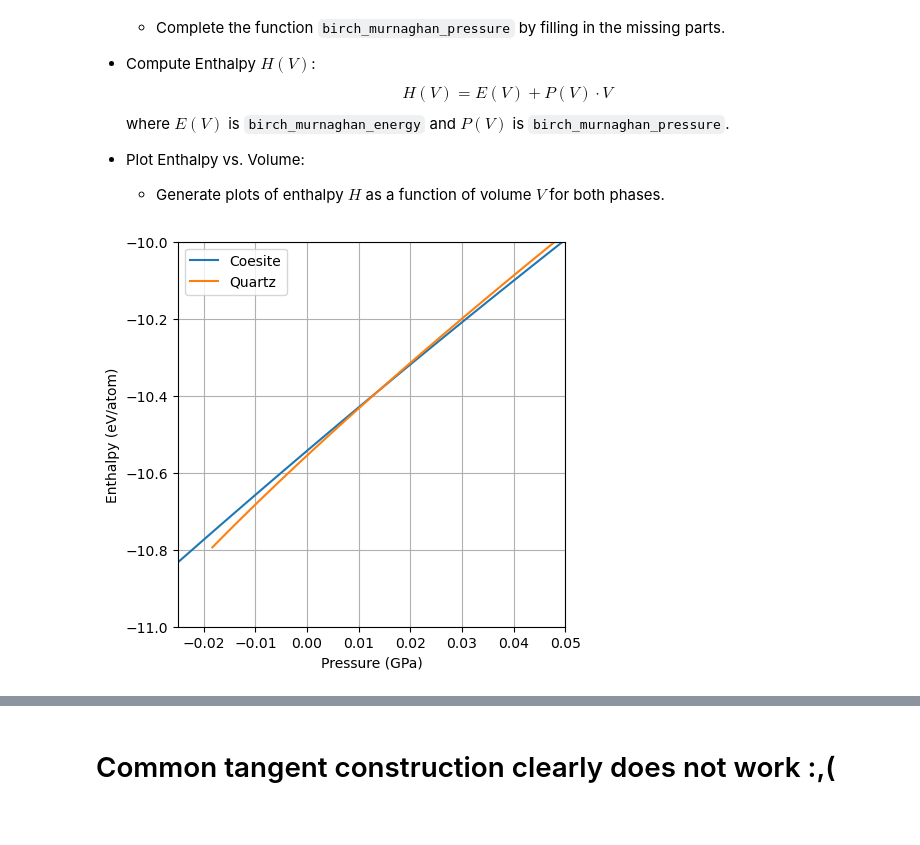
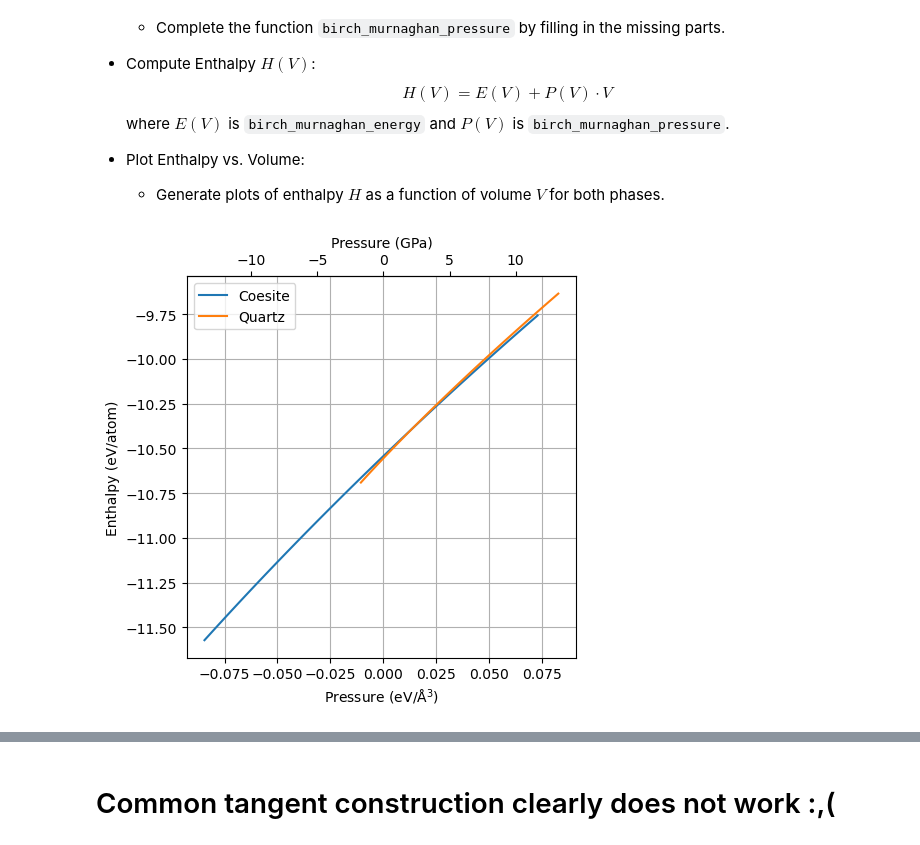
Before and after one commit to pyracetamol/tmms_2025, a Jupyter notebook: bmeos/bmeos.ipynb, the cells around one changed output, grey strips where cells are left out. Cells and saved outputs as stored; diff of their text form; code cells hidden in the pictures.

Commit message:
fixed unit conversion

```diff
--- a/bmeos/bmeos.ipynb
+++ b/bmeos/bmeos.ipynb
@@ -338,28 +338,42 @@ def birch_murnaghan_pressure(V, B0, B0p, V0):
     P = (3.0 * B0 / 2.0) * (eta**7 - eta**5) * (1.0 + (3.0 / 4.0) * (B0p - 4.0) * (eta**2 - 1.0))
     return P
 # %%
+# Define a range of volumes around the equilibrium volume
+V_range = np.linspace(0.9 * min(V0_c, V0_q), 1.05 * max(V0_c, V0_q), 100)
+
 # Calculate pressures and enthalpies for cristobalite
 P_c = birch_murnaghan_pressure(V_range, B0_c, B0p_c, V0_c)
 E_c = birch_murnaghan_energy(V_range, E0_c, B0_c, B0p_c, V0_c)
 H_c = E_c + P_c * V_range
 
 # Calculate pressures and enthalpies for quartz
 P_q = birch_murnaghan_pressure(V_range, B0_q, B0p_q, V0_q)
 E_q = birch_murnaghan_energy(V_range, E0_q, B0_q, B0p_q, V0_q)
 H_q = E_q + P_q * V_range
 
-# Plot enthalpy vs. pressure
-plt.figure(figsize=(5, 5))
-plt.plot(P_c, H_c, label='Coesite')
-plt.plot(P_q, H_q, label='Quartz')
-plt.xlabel('Pressure (GPa)')
-plt.ylabel('Enthalpy (eV/atom)')
-plt.xlim(-0.025,0.05)
-plt.ylim(-11,-10)
+# conversion factor
+eVA3_to_GPa = 160.21766208
 
-plt.legend()
-plt.grid(True)
+# make the plot
+fig, ax = plt.subplots(figsize=(5,5))
+ax.plot(P_c, H_c, label='Coesite')
+ax.plot(P_q, H_q, label='Quartz')
+ax.set_xlabel(r'Pressure (eV/$\mathrm{\AA}^3$)')
+ax.set_ylabel('Enthalpy (eV/atom)')
+ax.grid(True)
+ax.legend()
+
+# add a secondary x-axis on top in GPa
+def to_GPa(x):
+    return x * eVA3_to_GPa
+def to_eVA3(x):
+    return x / eVA3_to_GPa
+
+secax = ax.secondary_xaxis('top', functions=(to_GPa, to_eVA3))
+secax.set_xlabel('Pressure (GPa)')
+
+plt.tight_layout()
 plt.show()
 # %% [output]
-[figure, old version]
+[figure, new version]
 # %%
```
Also changed, not shown: parts of 2 cells of this notebook.
